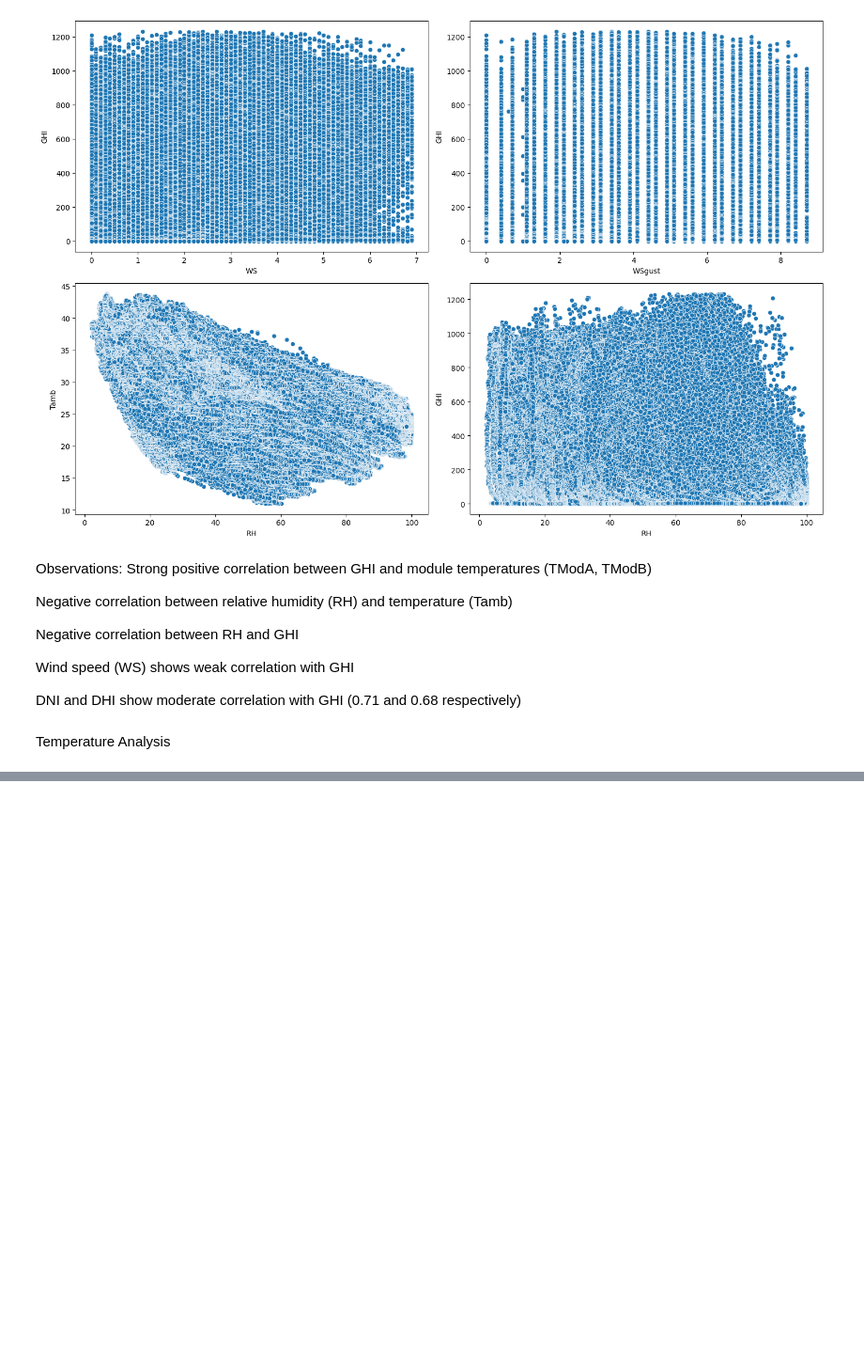
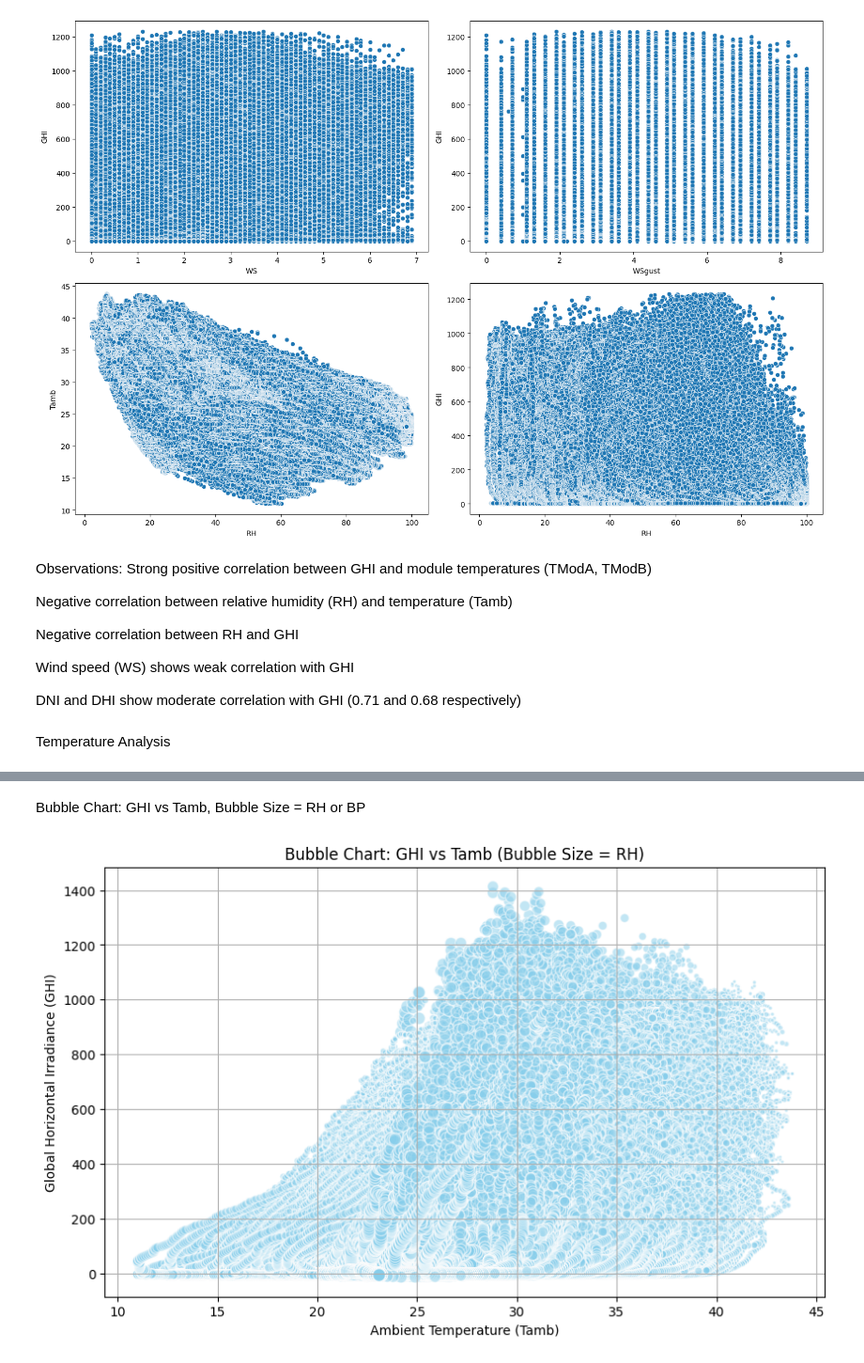
Before and after one commit to endisimie/solar-challenge-week1, a Jupyter notebook: notebooks/benin-eda.ipynb, the cells around one changed output, grey strips where cells are left out. Shown at 94% size. Saved outputs shown, nothing was run; the diff lists cells and outputs as text; code cells hidden in the pictures; blank space fills up the shorter version.

```diff
--- a/notebooks/benin-eda.ipynb
+++ b/notebooks/benin-eda.ipynb
@@ -383,0 +410,12 @@ Temperature Analysis
+# %% [markdown]
+Bubble Chart: GHI vs Tamb, Bubble Size = RH or BP
+# %%
+plt.figure(figsize=(10, 6))
+plt.scatter(df["Tamb"], df["GHI"], s=df["RH"], alpha=0.5, c="skyblue", edgecolors='w')
+plt.xlabel("Ambient Temperature (Tamb)")
+plt.ylabel("Global Horizontal Irradiance (GHI)")
+plt.title("Bubble Chart: GHI vs Tamb (Bubble Size = RH)")
+plt.grid(True)
+plt.show()
+# %% [output]
+[figure, added]
```
Also changed, not shown: parts of 3 cells of this notebook.
